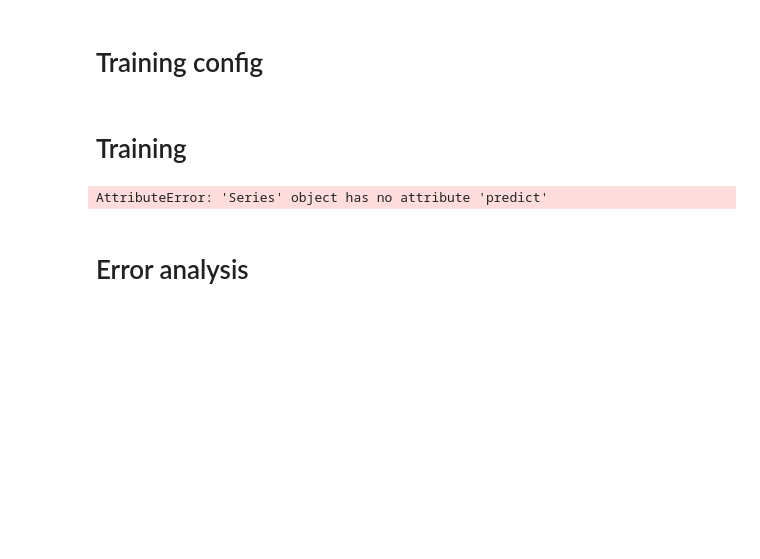
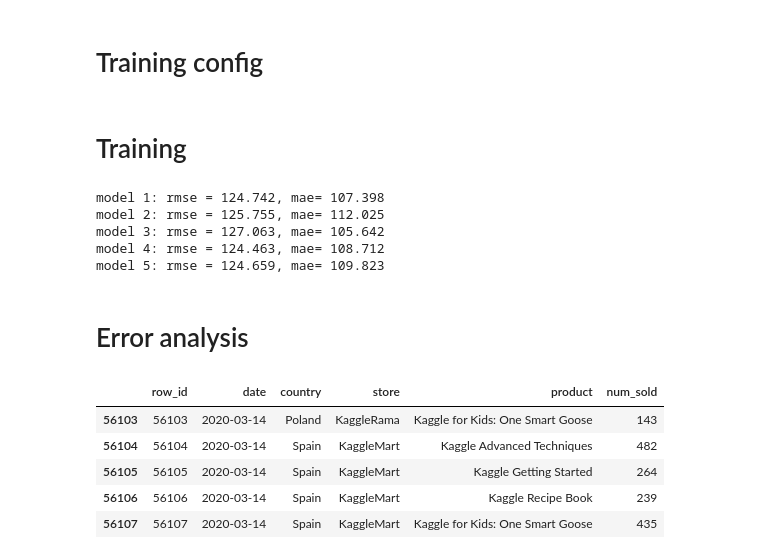
Before and after one commit to nayefahmad/kaggle-tabular-playground, a Jupyter notebook: 01-eda.ipynb, the cells around one changed output. Saved outputs shown, nothing was run; the diff lists cells and outputs as text; code cells hidden in the pictures; blank space fills up the shorter version.

Commit message:
Kaggle Notebook | 01_eda | Version 18

```diff
--- a/01-eda.ipynb
+++ b/01-eda.ipynb
@@ -272,27 +307,54 @@ models = {
 # %%
 def train_model(model_num):
     # read in data
-    train_data = df_train
+    train_data = df_train.copy()
+    test_data = df_validate.copy()
 
     # feature engineering
+    df = train_data.pipe(extract_date_features)
+    df_validate_with_features = test_data.pipe(extract_date_features)
 
-    # initialize model:
-    m = models.get(model_num)
+    # initialize model with args:
+    model_and_args = models.get(model_num)
+    kwargs = model_and_args[1]
+    model = model_and_args[0]
+    m = model(**kwargs)
 
     # fit model:
-    m = m.fit(train_data)
+    m.fit(df)
 
     # predict:
-    preds = m.predict()
+    preds = m.predict(df_validate_with_features)
 
     # evaluate:
+    actuals = df_validate_with_features['num_sold']
+    rmse = np.sqrt(np.mean((preds - actuals)**2))
+    mae = np.mean(np.abs(preds - actuals))
 
-    return preds, (metric_01, metric_02)
+    text = f'model {model_num}: '
+    text += f'rmse = {round(rmse, 3)}, mae= {round(mae, 3)}'
+    print(text)
+
+    return preds
 
 
+preds = {}
 for model in models.keys():
-    train_model(model)
+    preds[model] = train_model(model)
 # %% [output]
-AttributeError: 'Series' object has no attribute 'predict'
+model 1: rmse = 124.742, mae= 107.398
+model 2: rmse = 125.755, mae= 112.025
+model 3: rmse = 127.063, mae= 105.642
+model 4: rmse = 124.463, mae= 108.712
+model 5: rmse = 124.659, mae= 109.823
 # %% [markdown]
 # Error analysis
+# %%
+df_validate.head()
+# %% [output]
+|  | row_id | date | country | store | product | num_sold |
+| 56103 | 56103 | 2020-03-14 | Poland | KaggleRama | Kaggle for Kids: One Smart Goose | 143 |
+| 56104 | 56104 | 2020-03-14 | Spain | KaggleMart | Kaggle Advanced Techniques | 482 |
+| 56105 | 56105 | 2020-03-14 | Spain | KaggleMart | Kaggle Getting Started | 264 |
+| 56106 | 56106 | 2020-03-14 | Spain | KaggleMart | Kaggle Recipe Book | 239 |
+| 56107 | 56107 | 2020-03-14 | Spain | KaggleMart | Kaggle for Kids: One Smart Goose | 435 |
```
Also changed, not shown: parts of 17 cells of this notebook.
